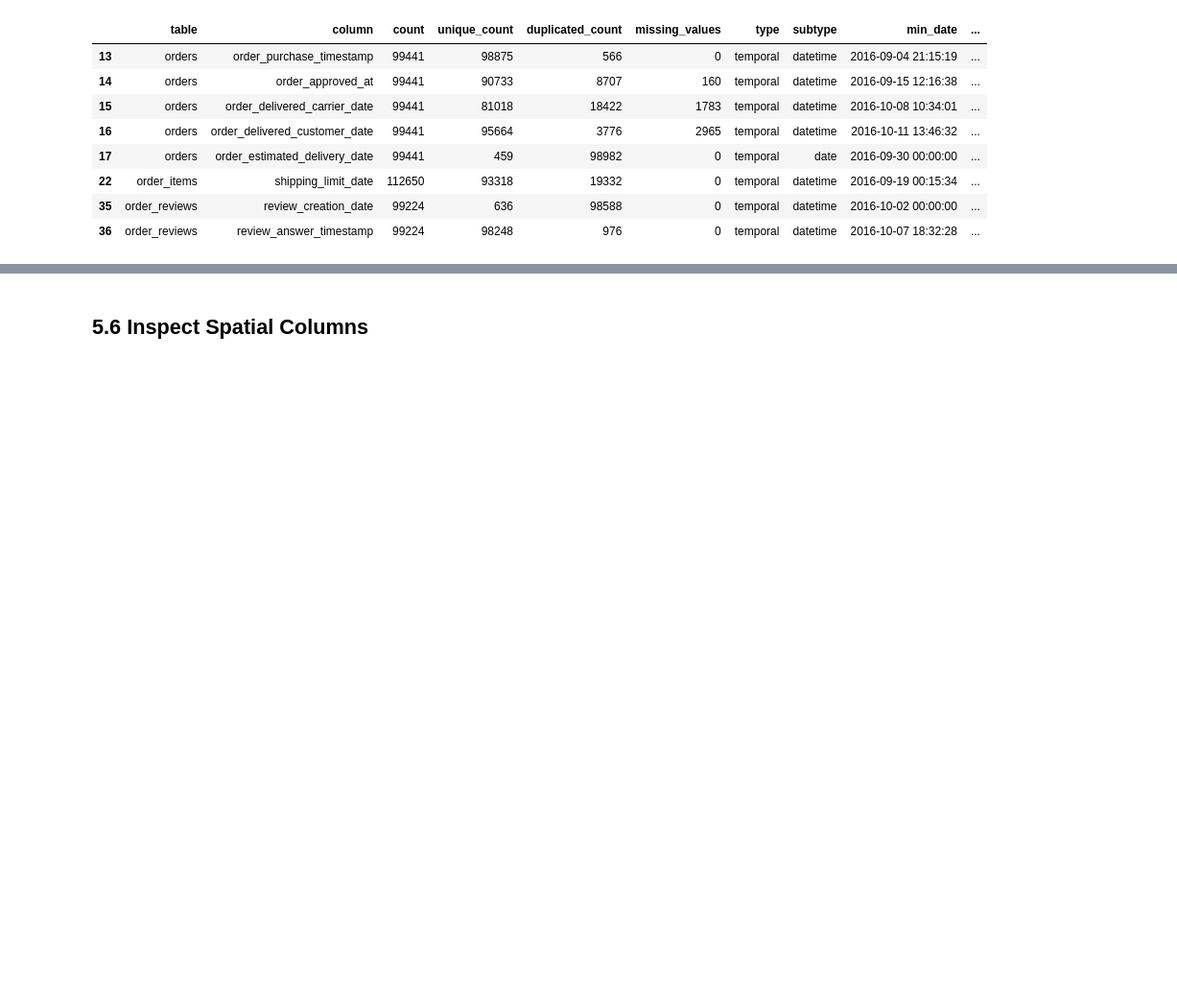
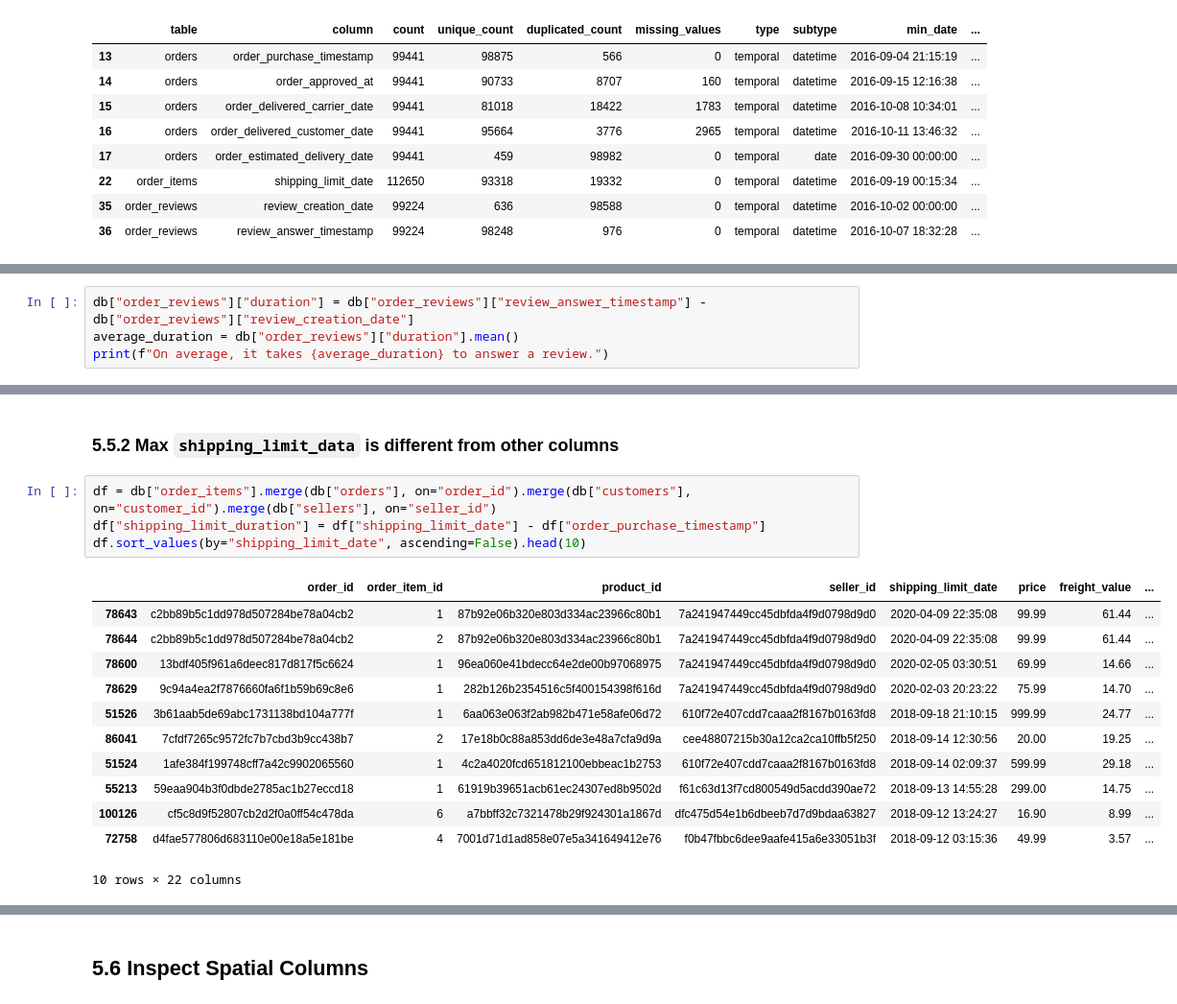
Before and after one commit to vmichael89/cf-brazilian-ecommerce-olist, a Jupyter notebook: notebooks/cleaning_exploration.ipynb, the cells around one changed output, grey strips where cells are left out. Shown at 96% size. Drawn from its saved outputs; the diff is of its cells as text; blank space fills up the shorter version.

Commit message:
finished inspection of temporal data

```diff
--- a/notebooks/cleaning_exploration.ipynb
+++ b/notebooks/cleaning_exploration.ipynb
@@ -2052,0 +2095,4 @@ df_summaries["temporal"]
+# %%
+db["order_reviews"]["duration"] = db["order_reviews"]["review_answer_timestamp"] - db["order_reviews"]["review_creation_date"]
+average_duration = db["order_reviews"]["duration"].mean()
+print(f"On average, it takes {average_duration} to answer a review.")
@@ -2052,0 +2101,19 @@ df_summaries["temporal"]
+# %% [markdown]
+### 5.5.2 Max `shipping_limit_data` is different from other columns
+# %%
+df = db["order_items"].merge(db["orders"], on="order_id").merge(db["customers"], on="customer_id").merge(db["sellers"], on="seller_id")
+df["shipping_limit_duration"] = df["shipping_limit_date"] - df["order_purchase_timestamp"]
+df.sort_values(by="shipping_limit_date", ascending=False).head(10)
+# %% [output]
+|  | order_id | order_item_id | product_id | seller_id | shipping_limit_date | price | freight_value | ... |
+| 78643 | c2bb89b5c1dd978d507284be78a04cb2 | 1 | 87b92e06b320e803d334ac23966c80b1 | 7a241947449cc45dbfda4f9d0798d9d0 | 2020-04-09 22:35:08 | 99.99 | 61.44 | ... |
+| 78644 | c2bb89b5c1dd978d507284be78a04cb2 | 2 | 87b92e06b320e803d334ac23966c80b1 | 7a241947449cc45dbfda4f9d0798d9d0 | 2020-04-09 22:35:08 | 99.99 | 61.44 | ... |
+| 78600 | 13bdf405f961a6deec817d817f5c6624 | 1 | 96ea060e41bdecc64e2de00b97068975 | 7a241947449cc45dbfda4f9d0798d9d0 | 2020-02-05 03:30:51 | 69.99 | 14.66 | ... |
+| 78629 | 9c94a4ea2f7876660fa6f1b59b69c8e6 | 1 | 282b126b2354516c5f400154398f616d | 7a241947449cc45dbfda4f9d0798d9d0 | 2020-02-03 20:23:22 | 75.99 | 14.70 | ... |
+| 51526 | 3b61aab5de69abc1731138bd104a777f | 1 | 6aa063e063f2ab982b471e58afe06d72 | 610f72e407cdd7caaa2f8167b0163fd8 | 2018-09-18 21:10:15 | 999.99 | 24.77 | ... |
+| 86041 | 7cfdf7265c9572fc7b7cbd3b9cc438b7 | 2 | 17e18b0c88a853dd6de3e48a7cfa9d9a | cee48807215b30a12ca2ca10ffb5f250 | 2018-09-14 12:30:56 | 20.00 | 19.25 | ... |
+| 51524 | 1afe384f199748cff7a42c9902065560 | 1 | 4c2a4020fcd651812100ebbeac1b2753 | 610f72e407cdd7caaa2f8167b0163fd8 | 2018-09-14 02:09:37 | 599.99 | 29.18 | ... |
+| 55213 | 59eaa904b3f0dbde2785ac1b27eccd18 | 1 | 61919b39651acb61ec24307ed8b9502d | f61c63d13f7cd800549d5acdd390ae72 | 2018-09-13 14:55:28 | 299.00 | 14.75 | ... |
+| 100126 | cf5c8d9f52807cb2d2f0a0ff54c478da | 6 | a7bbff32c7321478b29f924301a1867d | dfc475d54e1b6dbeeb7d7d9bdaa63827 | 2018-09-12 13:24:27 | 16.90 | 8.99 | ... |
+| 72758 | d4fae577806d683110e00e18a5e181be | 4 | 7001d71d1ad858e07e5a341649412e76 | f0b47fbbc6dee9aafe415a6e33051b3f | 2018-09-12 03:15:36 | 49.99 | 3.57 | ... |
+10 rows × 22 columns
```
Also changed, not shown: parts of 53 cells of this notebook.
